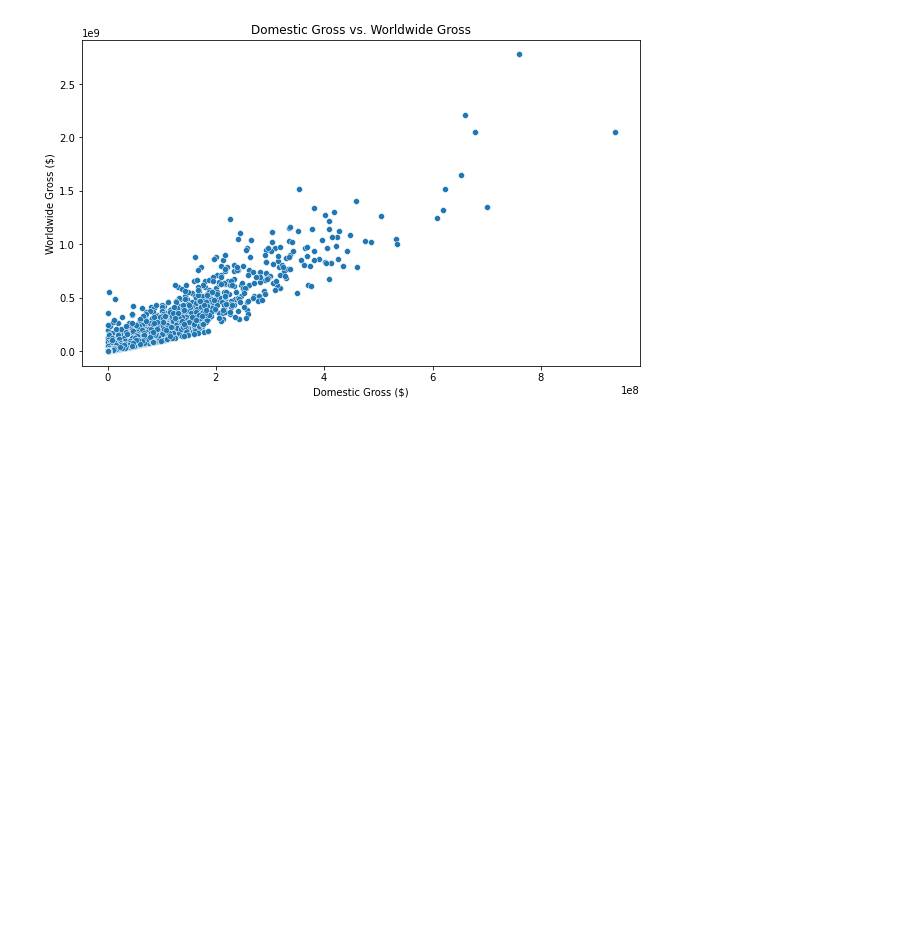
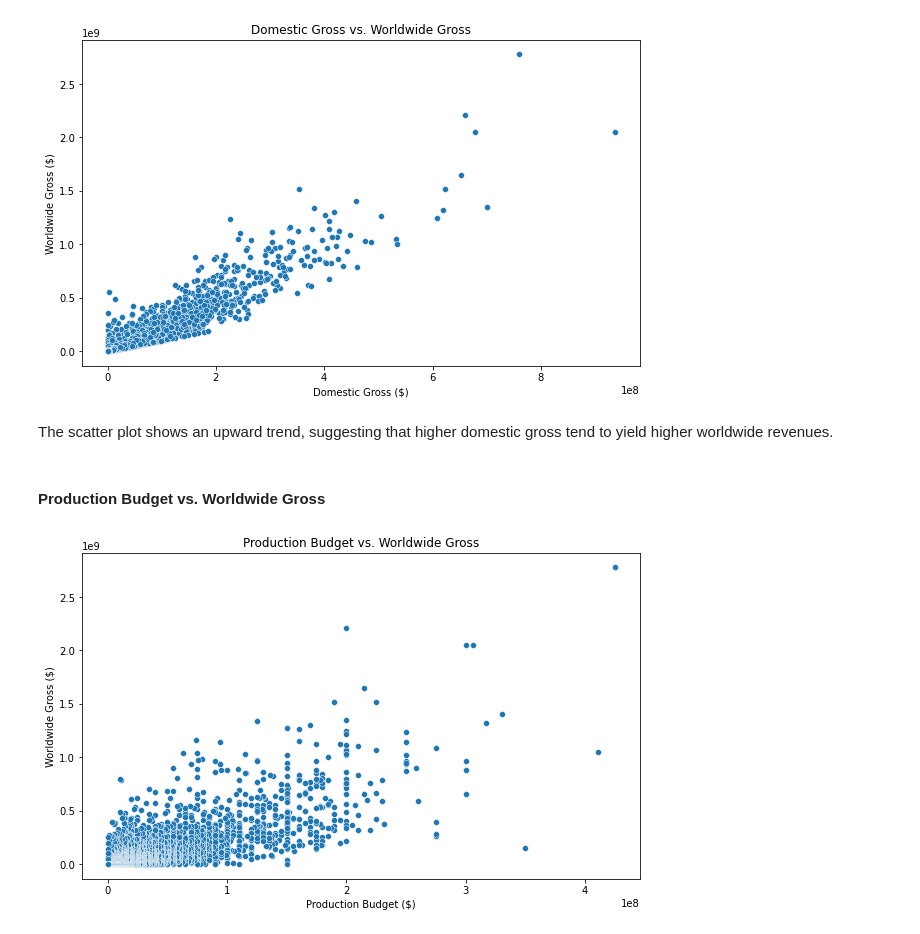
Before and after one commit to daveochieng8/Phase-1-Project, a Jupyter notebook: index.ipynb, the cells around one changed output. Cells and saved outputs as stored; diff of their text form; code cells hidden in the pictures; blank space fills up the shorter version.

```diff
--- a/index.ipynb
+++ b/index.ipynb
@@ -416,3 +420,16 @@ plt.ylabel('Worldwide Gross ($)')
 plt.show()
 # %% [output]
 [figure]
+# %% [markdown]
+The scatter plot shows an upward trend, suggesting that higher domestic gross tend to yield higher worldwide revenues.
+# %% [markdown]
+#### Production Budget vs. Worldwide Gross
+# %%
+plt.figure(figsize=(10, 6))
+sns.scatterplot(x='production_budget', y='worldwide_gross', data=tn_movie_budgets)
+plt.title('Production Budget vs. Worldwide Gross')
+plt.xlabel('Production Budget ($)')
+plt.ylabel('Worldwide Gross ($)')
+plt.show()
+# %% [output]
+[figure, added]
```
Also changed, not shown: parts of 23 cells of this notebook.
